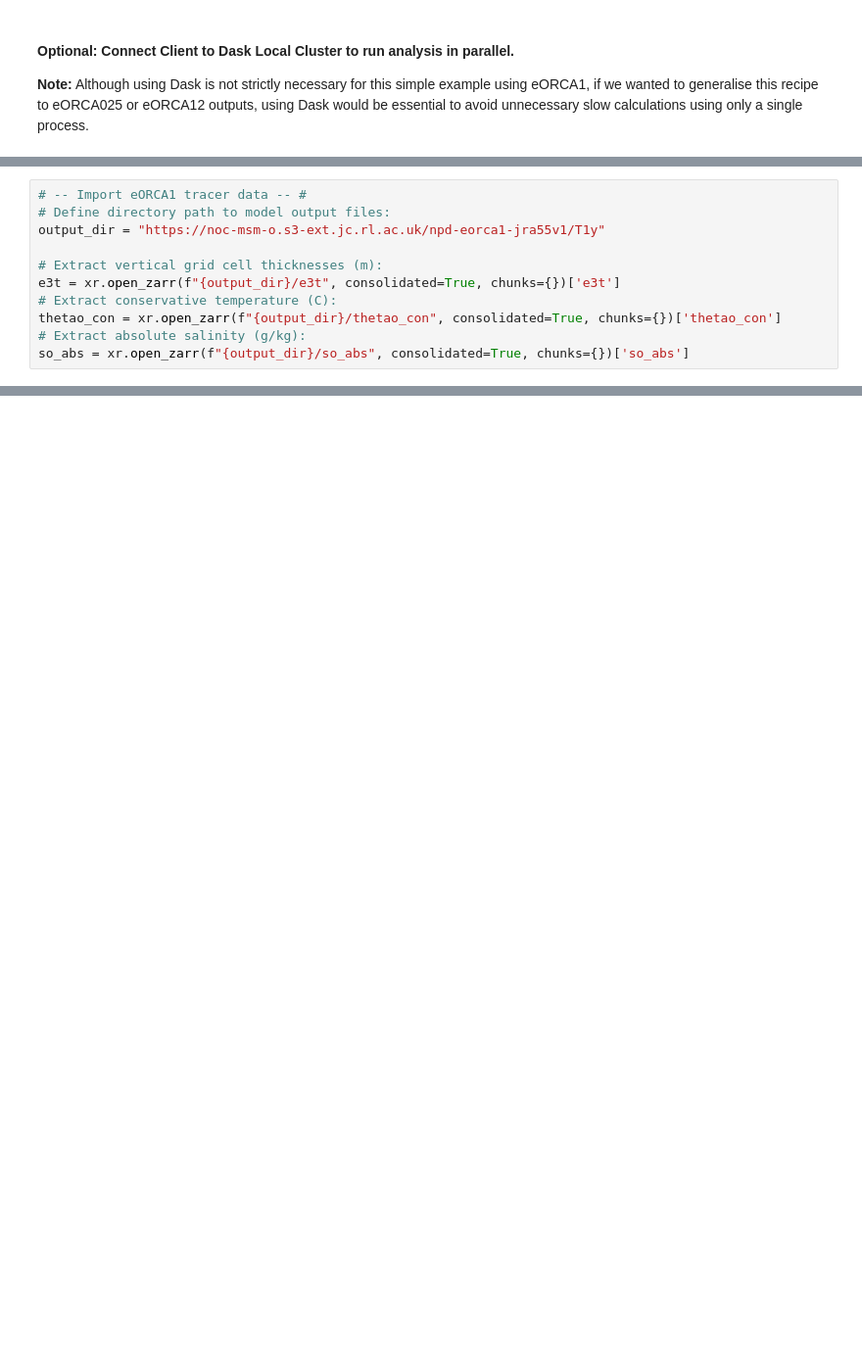
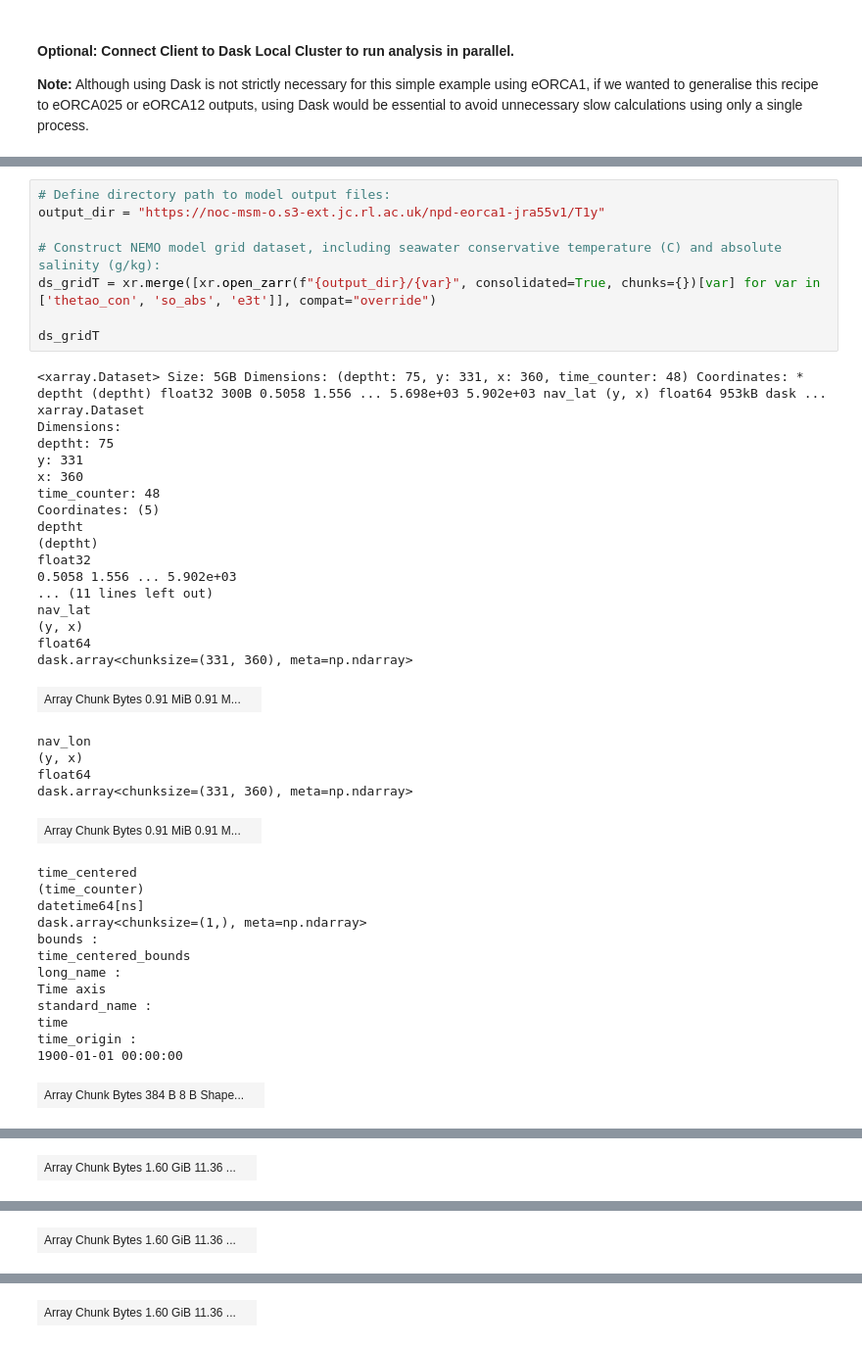
Before and after one commit to NOC-MSM/nemo_cookbook, a Jupyter notebook: recipes/recipe_volume_census.ipynb, the cells around one changed output, grey strips where cells are left out. Shown at 98% size. Drawn from its saved outputs; the diff is of its cells as text; blank space fills up the shorter version.

```diff
--- a/recipes/recipe_volume_census.ipynb
+++ b/recipes/recipe_volume_census.ipynb
@@ -56,11 +71,45 @@ atl_mask = ds_domain['atlmsk'].squeeze()
 # %%
-# -- Import eORCA1 tracer data -- #
 # Define directory path to model output files:
 output_dir = "https://noc-msm-o.s3-ext.jc.rl.ac.uk/npd-eorca1-jra55v1/T1y"
 
-# Extract vertical grid cell thicknesses (m):
-e3t = xr.open_zarr(f"{output_dir}/e3t", consolidated=True, chunks={})['e3t']
-# Extract conservative temperature (C):
-thetao_con = xr.open_zarr(f"{output_dir}/thetao_con", consolidated=True, chunks={})['thetao_con']
-# Extract absolute salinity (g/kg):
-so_abs = xr.open_zarr(f"{output_dir}/so_abs", consolidated=True, chunks={})['so_abs']
+# Construct NEMO model grid dataset, including seawater conservative temperature (C) and absolute salinity (g/kg):
+ds_gridT = xr.merge([xr.open_zarr(f"{output_dir}/{var}", consolidated=True, chunks={})[var] for var in ['thetao_con', 'so_abs', 'e3t']], compat="override")
+
+ds_gridT
+# %% [output]
+<xarray.Dataset> Size: 5GB Dimensions: (deptht: 75, y: 331, x: 360, time_counter: 48) Coordinates: * deptht (deptht) float32 300B 0.5058 1.556 ... 5.698e+03 5.902e+03 nav_lat (y, x) float64 953kB dask ...
+xarray.Dataset
+Dimensions:
+deptht: 75
+y: 331
+x: 360
+time_counter: 48
+Coordinates: (5)
+deptht
+(deptht)
+float32
+0.5058 1.556 ... 5.902e+03
+... (11 lines left out)
+nav_lat
+(y, x)
+float64
+dask.array<chunksize=(331, 360), meta=np.ndarray>
+| Array Chunk Bytes 0.91 MiB 0.91 M... |  |
+nav_lon
+(y, x)
+float64
+dask.array<chunksize=(331, 360), meta=np.ndarray>
+| Array Chunk Bytes 0.91 MiB 0.91 M... |  |
+time_centered
+(time_counter)
+datetime64[ns]
+dask.array<chunksize=(1,), meta=np.ndarray>
+bounds :
+time_centered_bounds
+long_name :
+Time axis
+standard_name :
+time
+time_origin :
+1900-01-01 00:00:00
+| Array Chunk Bytes 384 B 8 B Shape... |  |
@@ -66,0 +133 @@ so_abs = xr.open_zarr(f"{output_dir}/so_abs", consolidated=True, chunks={})['so_
+| Array Chunk Bytes 1.60 GiB 11.36 ... |  |
@@ -66,0 +152 @@ so_abs = xr.open_zarr(f"{output_dir}/so_abs", consolidated=True, chunks={})['so_
+| Array Chunk Bytes 1.60 GiB 11.36 ... |  |
@@ -66,0 +171 @@ so_abs = xr.open_zarr(f"{output_dir}/so_abs", consolidated=True, chunks={})['so_
+| Array Chunk Bytes 1.60 GiB 11.36 ... |  |
```
Also changed, not shown: parts of 18 cells of this notebook.
